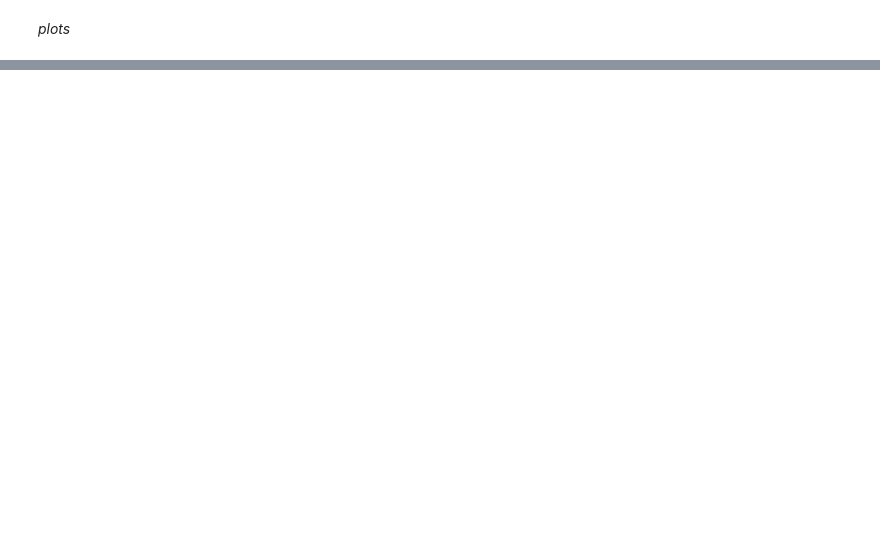
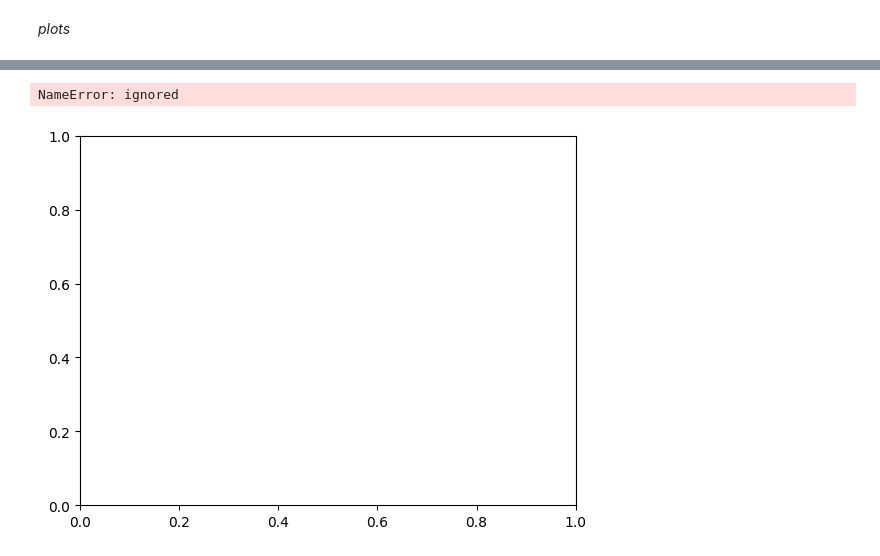
Before and after one commit to brunogtds/pyact, a Jupyter notebook: pyact.ipynb, the cells around one changed output, grey strips where cells are left out. Cells and saved outputs as stored; diff of their text form; code cells hidden in the pictures; blank space fills up the shorter version.

```diff
--- a/pyact.ipynb
+++ b/pyact.ipynb
@@ -196,0 +266,8 @@ go.Figure(data=[go.Scatter(x=raw.data.index.astype(str), y=raw.data)], layout=la
+# %%
+fig = plt.figure()
+ax1 = fig.add_subplot(111)
+actogram(..., axes=ax1)
+plt.show()
+# %% [output]
+NameError: ignored
+[figure, added]
```
Also changed, not shown: parts of 20 cells of this notebook.
